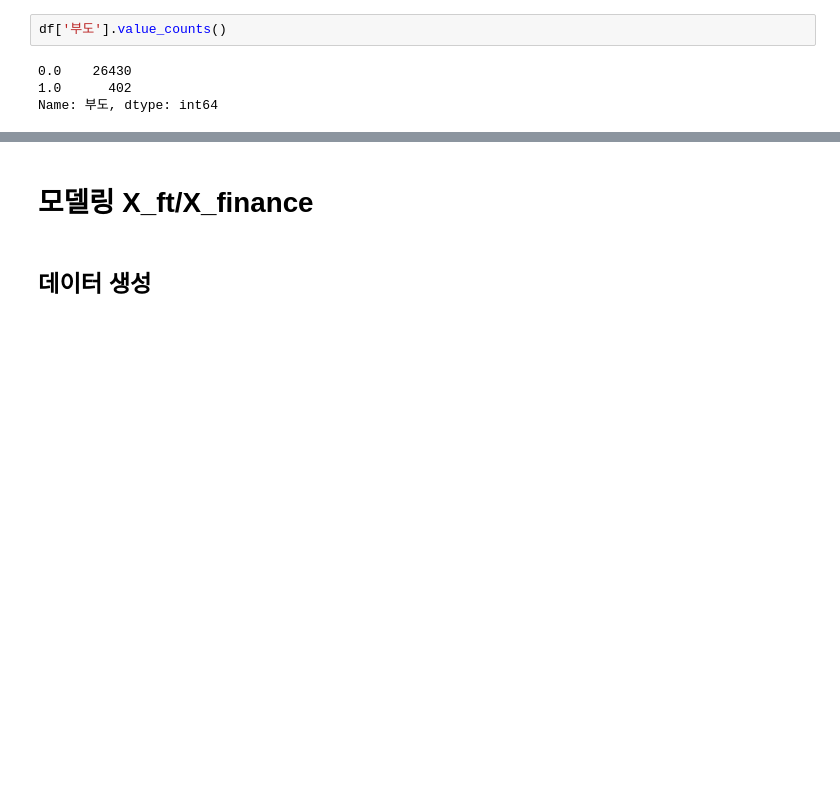
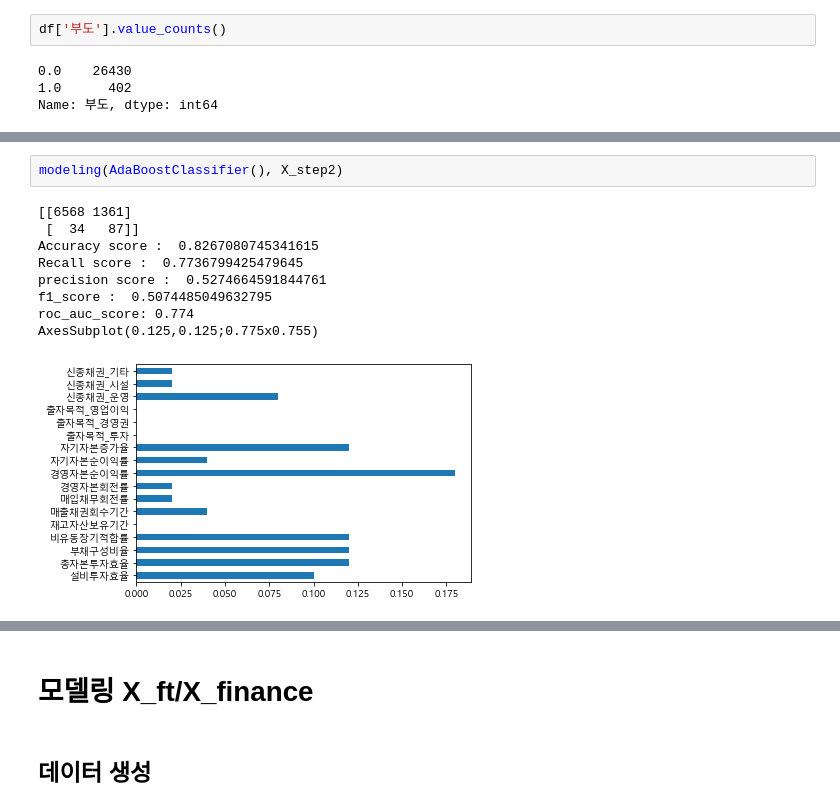
Before and after one commit to JxxHxxx/Ubion-CorporateBankruptcyAnalysis, a Jupyter notebook: Code/SH/3. 모델링/test 모델링.ipynb, the cells around one changed output, grey strips where cells are left out. Saved outputs shown, nothing was run; the diff lists cells and outputs as text; blank space fills up the shorter version.

```diff
--- a/Code/SH/3. 모델링/test 모델링.ipynb
+++ b/Code/SH/3. 모델링/test 모델링.ipynb
@@ -70,0 +188,12 @@ Name: 부도, dtype: int64
+# %%
+modeling(AdaBoostClassifier(), X_step2)
+# %% [output]
+[[6568 1361]
+ [  34   87]]
+Accuracy score :  0.8267080745341615
+Recall score :  0.7736799425479645
+precision score :  0.5274664591844761
+f1_score :  0.5074485049632795
+roc_auc_score: 0.774
+AxesSubplot(0.125,0.125;0.775x0.755)
+[figure, added]
```
Also changed, not shown: parts of 37 cells of this notebook, 11 other files.
